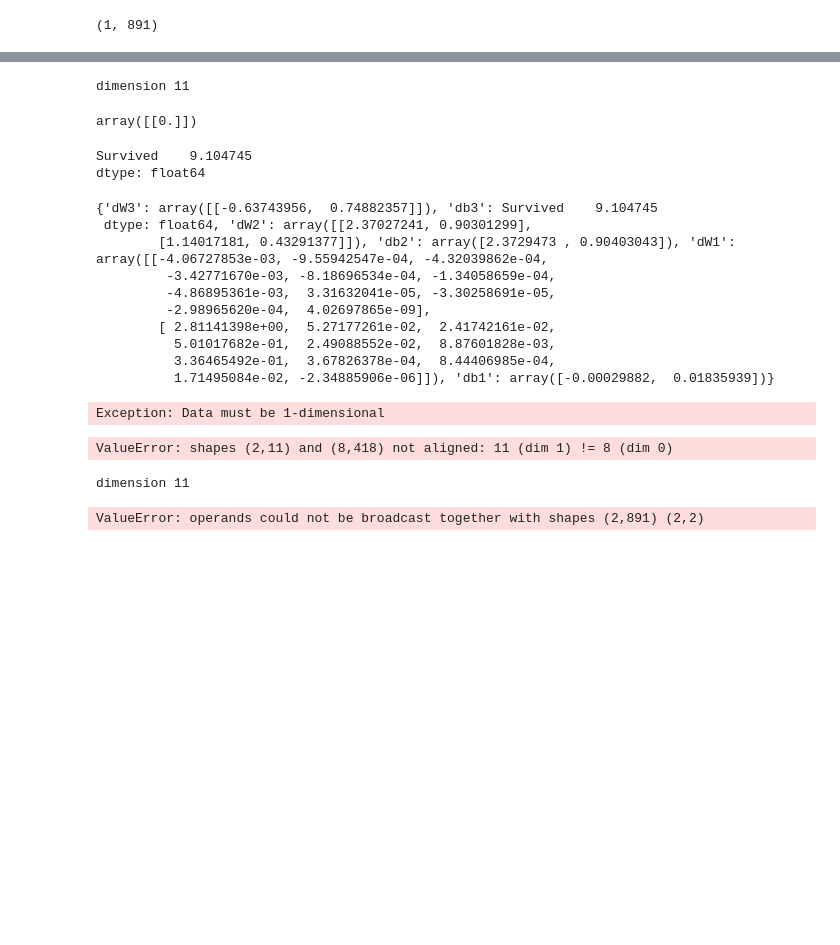
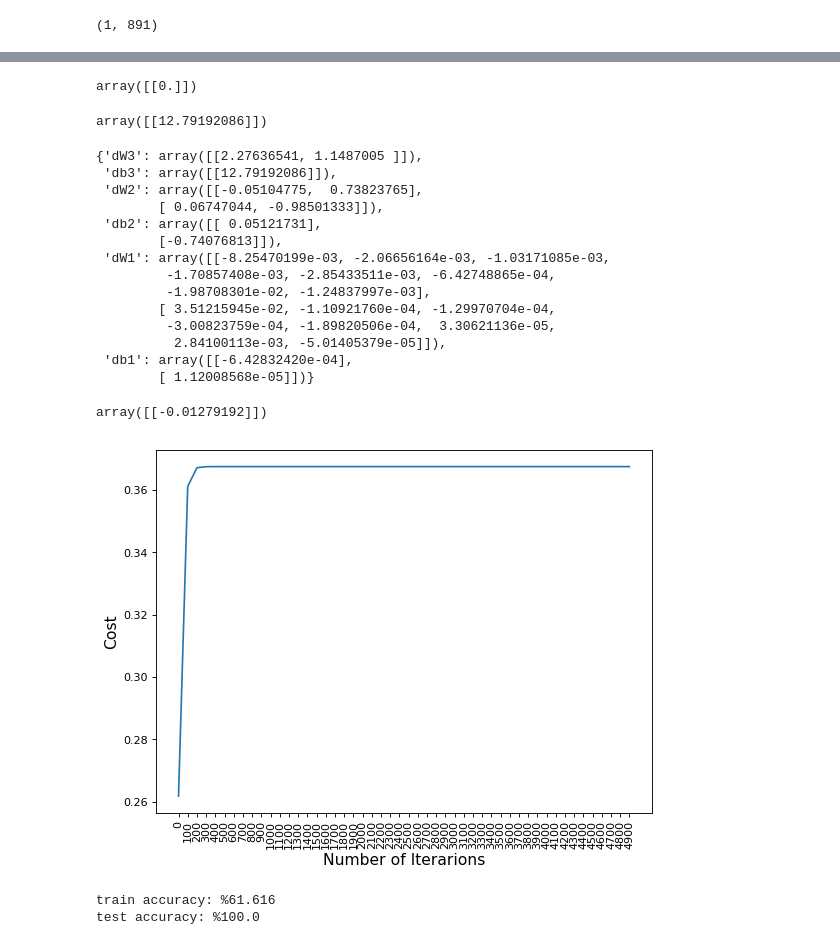
Before and after one commit to danielsobrado/personal-blog-code, a Jupyter notebook: notebooks/Kaggle/Titanic/NN From Scratch.ipynb, the cells around one changed output, grey strips where cells are left out. Cells and saved outputs as stored; diff of their text form; code cells hidden in the pictures; blank space fills up the shorter version.

```diff
--- a/notebooks/Kaggle/Titanic/NN From Scratch.ipynb
+++ b/notebooks/Kaggle/Titanic/NN From Scratch.ipynb
@@ -46,15 +50,15 @@ def prep_data(df):
     # Fill missing data: Age and Fare with the mean, Embarked with most frequent value
     df[['Age']] = df[['Age']].fillna(value=df[['Age']].mean())
     df[['Fare']] = df[['Fare']].fillna(value=df[['Fare']].mean())
-    df[['Embarked']] = df[['Embarked']].fillna(value=df['Embarked'].value_counts().idxmax())
+    #df[['Embarked']] = df[['Embarked']].fillna(value=df['Embarked'].value_counts().idxmax())
 
     # Convert categorical  features into numeric
     # df['Sex'] = df['Sex'].map( {'female': 1, 'male': 0} ).astype(int)
 
     # Convert Embarked to one-hot
-    enbarked_one_hot = pd.get_dummies(df['Embarked'], prefix='Embarked')
-    df = df.drop('Embarked', axis=1)
-    df = df.join(enbarked_one_hot)
+    #enbarked_one_hot = pd.get_dummies(df['Embarked'], prefix='Embarked')
+    #df = df.drop('Embarked', axis=1)
+    #df = df.join(enbarked_one_hot)
 
     return df
 # %%
@@ -94,4 +111,4 @@ def initialize_parameters_and_layer_sizes_NN(x_train, y_train):
 
     return parameters
 
-parameters = initialize_parameters_and_layer_sizes_NN(x_train, y_train)
+parameters = initialize_parameters_and_layer_sizes_NN(x_train, y_train.values)
@@ -226,16 +249,15 @@ array([[0.50713936, 0.50717954, 0.50716459, 0.50717911, 0.50717301,
 def backward_propagation_NN(parameters, cache, X, Y):
 
     dimension = X.shape[0] # it is 20 for our case
-    print("dimension "+str(dimension))
     dZ3 = cache["A3"] - Y # d(cost)/d(Z3)
     dW3 = 1/dimension * np.dot(dZ3,cache["A2"].T) # d(cost)/d(W3)
-    db3 = 1/dimension * np.sum(dZ3, axis=1) # d(cost)/d(b3)
+    db3 = 1/dimension * np.sum(dZ3, axis=1, keepdims=True) # d(cost)/d(b3)
     dZ2 = np.multiply(np.dot(dZ3.T, cache["W3"]).T , 1-np.power(cache["A2"],2)) # d(cost)/d(Z2)
     dW2 = 1/dimension * np.dot(cache["A1"], dZ2.T) # d(cost)/d(W2)
-    db2 = 1/dimension * np.sum(dZ2, axis=1) # d(cost)/d(b2)
+    db2 = 1/dimension * np.sum(dZ2, axis=1, keepdims=True) # d(cost)/d(b2)
     dZ1 = np.multiply(np.dot(dZ2.T, cache["W2"].T).T,1-np.power(cache["A1"],2)) # d(cost)/d(Z1)
     dW1 = 1/dimension * np.dot(dZ1, X.T) # d(cost)/d(W1)
-    db1 = 1/dimension * np.sum(dZ1,axis=1) # d(cost)/d(b1)
+    db1 = 1/dimension * np.sum(dZ1,axis=1, keepdims=True) # d(cost)/d(b1)
     grads = {'dW3':dW3,
              'db3':db3,
              'dW2':dW2,
@@ -245,9 +267,7 @@ def backward_propagation_NN(parameters, cache, X, Y):
 
     return grads
 
-grads = backward_propagation_NN(parameters, cache, x_train, y_train)
+grads = backward_propagation_NN(parameters, cache, x_train, y_train.values)
-# %% [output]
-dimension 11
 # %%
 Learning_Rate = 0.001
 # %%
@@ -257,25 +277,28 @@ array([[0.]])
 # %%
 grads["db3"]
 # %% [output]
-Survived    9.104745
-dtype: float64
+array([[12.79192086]])
 # %%
 grads
 # %% [output]
-{'dW3': array([[-0.63743956,  0.74882357]]), 'db3': Survived    9.104745
- dtype: float64, 'dW2': array([[2.37027241, 0.90301299],
-        [1.14017181, 0.43291377]]), 'db2': array([2.3729473 , 0.90403043]), 'dW1': array([[-4.06727853e-03, -9.55942547e-04, -4.32039862e-04,
-         -3.42771670e-03, -8.18696534e-04, -1.34058659e-04,
-         -4.86895361e-03,  3.31632041e-05, -3.30258691e-05,
-         -2.98965620e-04,  4.02697865e-09],
-        [ 2.81141398e+00,  5.27177261e-02,  2.41742161e-02,
-          5.01017682e-01,  2.49088552e-02,  8.87601828e-03,
-          3.36465492e-01,  3.67826378e-04,  8.44406985e-04,
-          1.71495084e-02, -2.34885906e-06]]), 'db1': array([-0.00029882,  0.01835939])}
+{'dW3': array([[2.27636541, 1.1487005 ]]),
+ 'db3': array([[12.79192086]]),
+ 'dW2': array([[-0.05104775,  0.73823765],
+        [ 0.06747044, -0.98501333]]),
+ 'db2': array([[ 0.05121731],
+        [-0.74076813]]),
+ 'dW1': array([[-8.25470199e-03, -2.06656164e-03, -1.03171085e-03,
+         -1.70857408e-03, -2.85433511e-03, -6.42748865e-04,
+         -1.98708301e-02, -1.24837997e-03],
+        [ 3.51215945e-02, -1.10921760e-04, -1.29970704e-04,
+         -3.00823759e-04, -1.89820506e-04,  3.30621136e-05,
+          2.84100113e-03, -5.01405379e-05]]),
+ 'db1': array([[-6.42832420e-04],
+        [ 1.12008568e-05]])}
 # %%
 parameters["b3"]-Learning_Rate*grads["db3"]
 # %% [output]
-Exception: Data must be 1-dimensional
+array([[-0.01279192]])
 # %%
 def update_parameters_NN(parameters, grads, learning_rate = Learning_Rate):
     parameters = {"W1": parameters["W1"]-learning_rate*grads["dW1"],
@@ -283,7 +306,7 @@ def update_parameters_NN(parameters, grads, learning_rate = Learning_Rate):
                   "W2": parameters["W2"]-learning_rate*grads["dW2"],
                   "b2": parameters["b2"]-learning_rate*grads["db2"],
                   "W3": parameters["W3"]-learning_rate*grads["dW3"],
-                  "b3": parameters["b3"][0]-learning_rate*grads["db3"]}
+                  "b3": parameters["b3"]-learning_rate*grads["db3"]}
 
     return parameters
 
@@ -303,8 +326,6 @@ def predict_NN(parameters,x_test):
     return Y_prediction
 
 Y_prediction = predict_NN(parameters,x_test)
-# %% [output]
-ValueError: shapes (2,11) and (8,418) not aligned: 11 (dim 1) != 8 (dim 0)
 # %%
 def three_layer_neural_network(x_train, y_train,x_test,y_test, num_iterations):
     cost_list = []
@@ -317,33 +338,34 @@ def three_layer_neural_network(x_train, y_train,x_test,y_test, num_iterations):
         # forward propagation
         A3, cache = forward_propagation_NN(x_train,parameters)
         # compute cost
         cost = compute_cost_NN(A3, y_train, parameters)
         # backward propagation
         grads = backward_propagation_NN(parameters, cache, x_train, y_train)
         # update parameters
         parameters = update_parameters_NN(parameters, grads)
 
         if i % 100 == 0: # to visualize data in each 100 iteration
             cost_list.append(cost)
             index_list.append(i)
 
     figure(num=None, figsize=(8, 6), dpi=80, facecolor='w', edgecolor='k')
     plt.plot(index_list,cost_list)
     plt.xticks(index_list,rotation='vertical')
     plt.xlabel("Number of Iterarions", fontsize = 14)
     plt.ylabel("Cost", fontsize = 14)
     plt.show()
 
     # predict
     y_prediction_test = predict_NN(parameters,x_test)
     y_prediction_train = predict_NN(parameters,x_train)
 
     # Print train/test Accuracies
     print("train accuracy: %{}".format(round(100 - np.mean(np.abs(y_prediction_train - y_train)) * 100,3)))
     print("test accuracy: %{}".format(round(100 - np.mean(np.abs(y_prediction_test - y_test)) * 100,3)))
     return parameters
 
-parameters = three_layer_neural_network(x_train, y_train,x_test,y_test, num_iterations=5000)
+parameters = three_layer_neural_network(x_train, y_train.values,x_test,y_test.values, num_iterations=5000)
 # %% [output]
+[figure, added]
-dimension 11
+train accuracy: %61.616
+test accuracy: %100.0
-ValueError: operands could not be broadcast together with shapes (2,891) (2,2)
```
Also changed, not shown: parts of 10 cells of this notebook.
